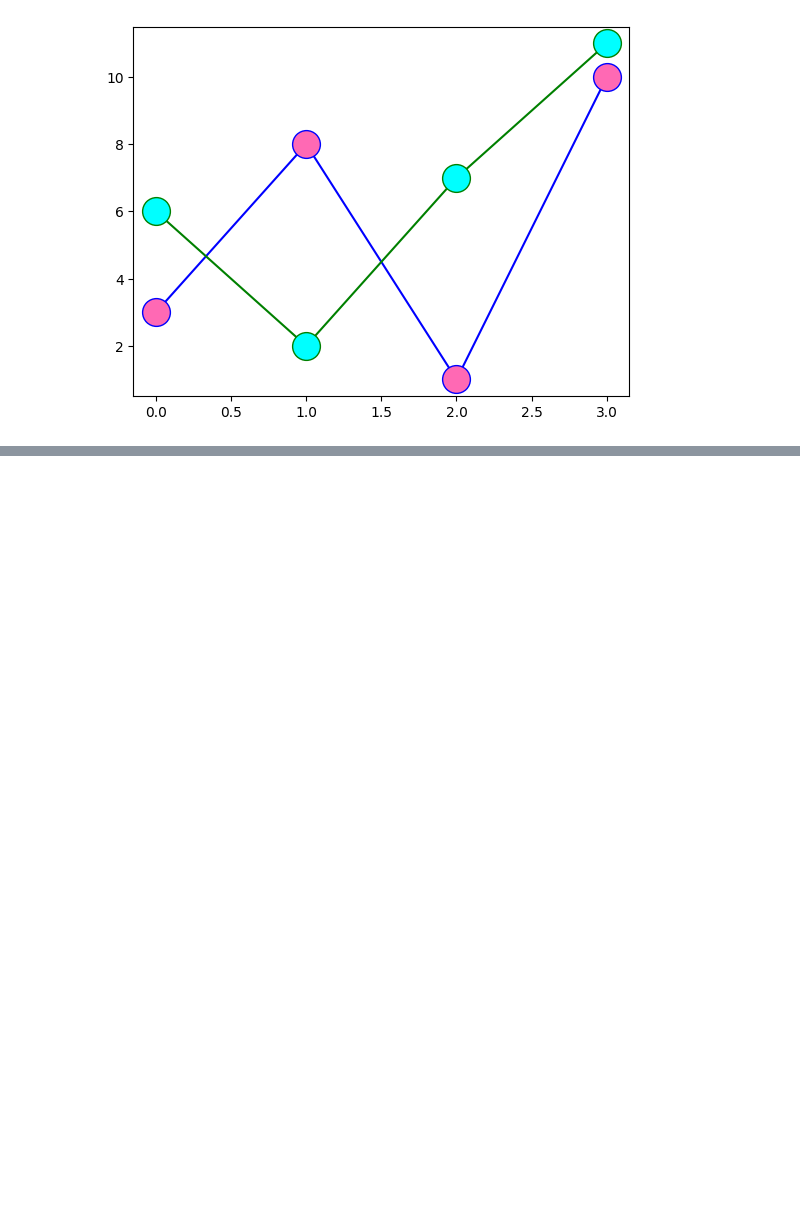
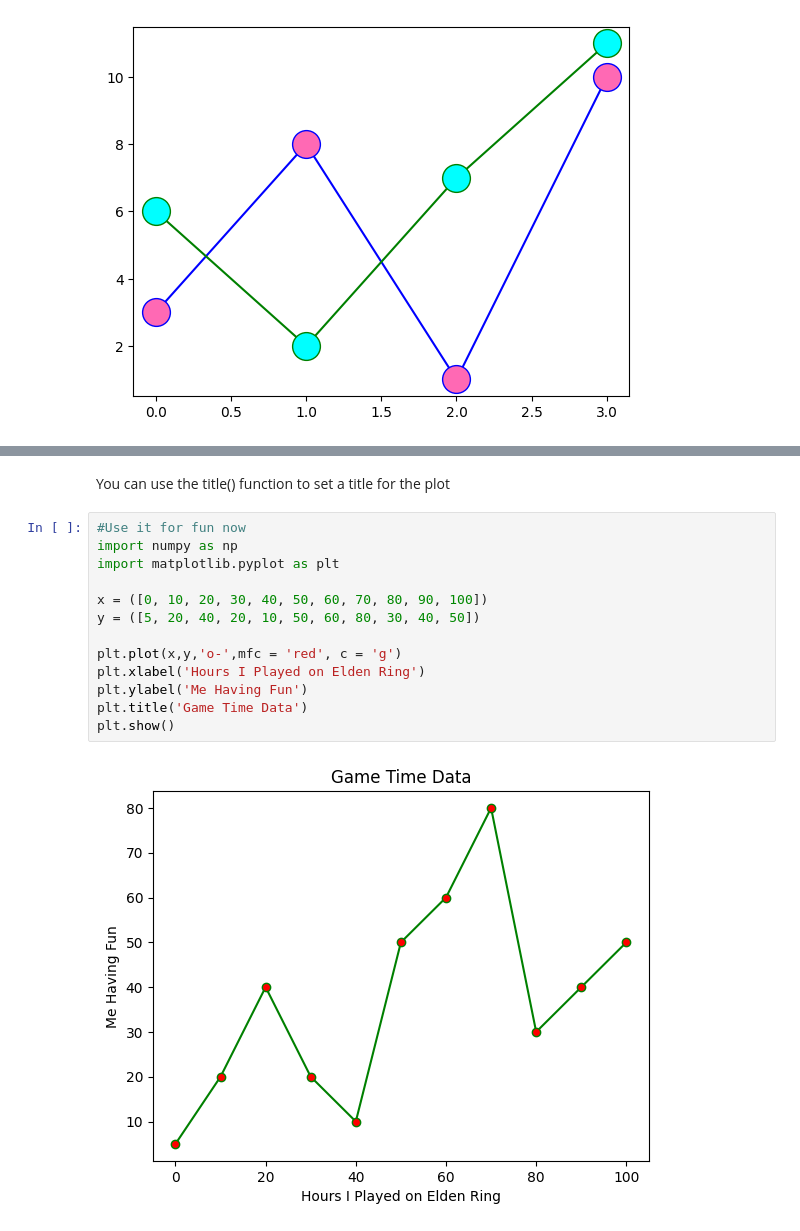
Before and after one commit to AllanAlvarez1/Python-Notebooks, a Jupyter notebook: PythonMathPlot.ipynb, the cells around one changed output, grey strips where cells are left out. Cells and saved outputs as stored; diff of their text form; blank space fills up the shorter version.

```diff
--- a/PythonMathPlot.ipynb
+++ b/PythonMathPlot.ipynb
@@ -234,0 +282,17 @@ plt.show()
+# %% [markdown]
+You can use the title() function to set a title for the plot
+# %%
+#Use it for fun now
+import numpy as np
+import matplotlib.pyplot as plt
+
+x = ([0, 10, 20, 30, 40, 50, 60, 70, 80, 90, 100])
+y = ([5, 20, 40, 20, 10, 50, 60, 80, 30, 40, 50])
+
+plt.plot(x,y,'o-',mfc = 'red', c = 'g')
+plt.xlabel('Hours I Played on Elden Ring')
+plt.ylabel('Me Having Fun')
+plt.title('Game Time Data')
+plt.show()
+# %% [output]
+[figure, added]
```
Also changed, not shown: parts of 15 cells of this notebook.
